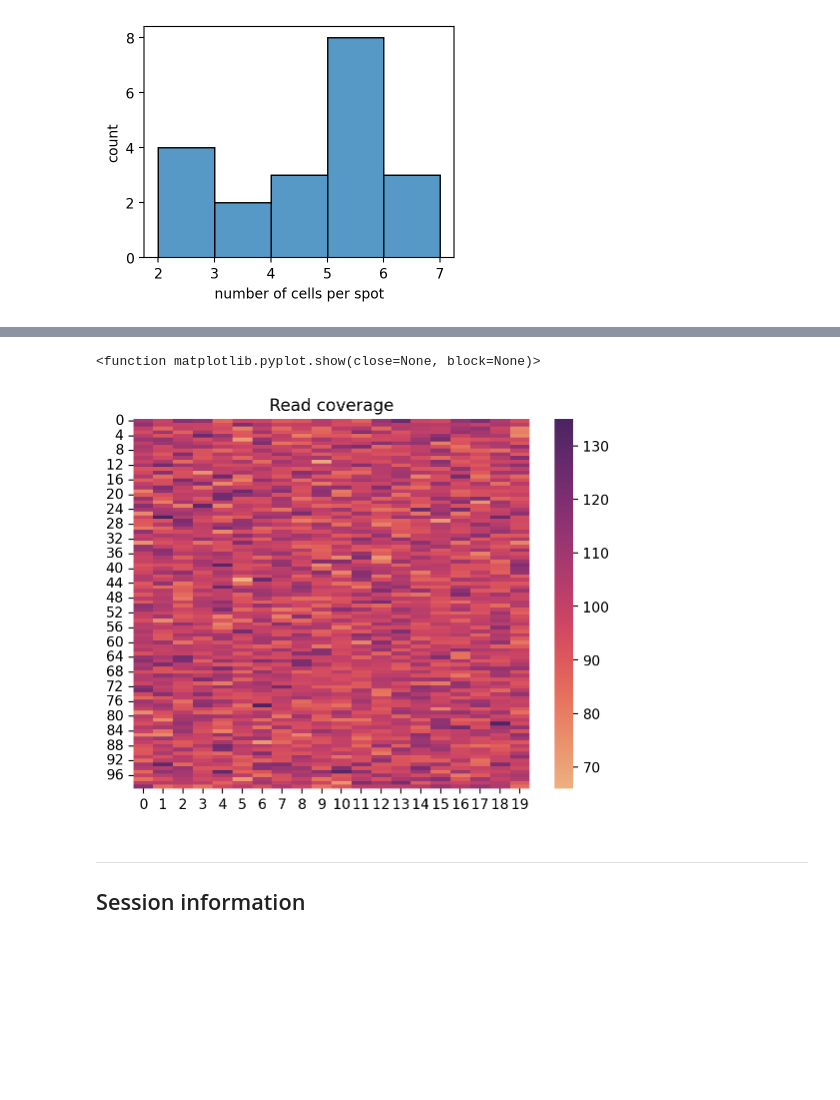
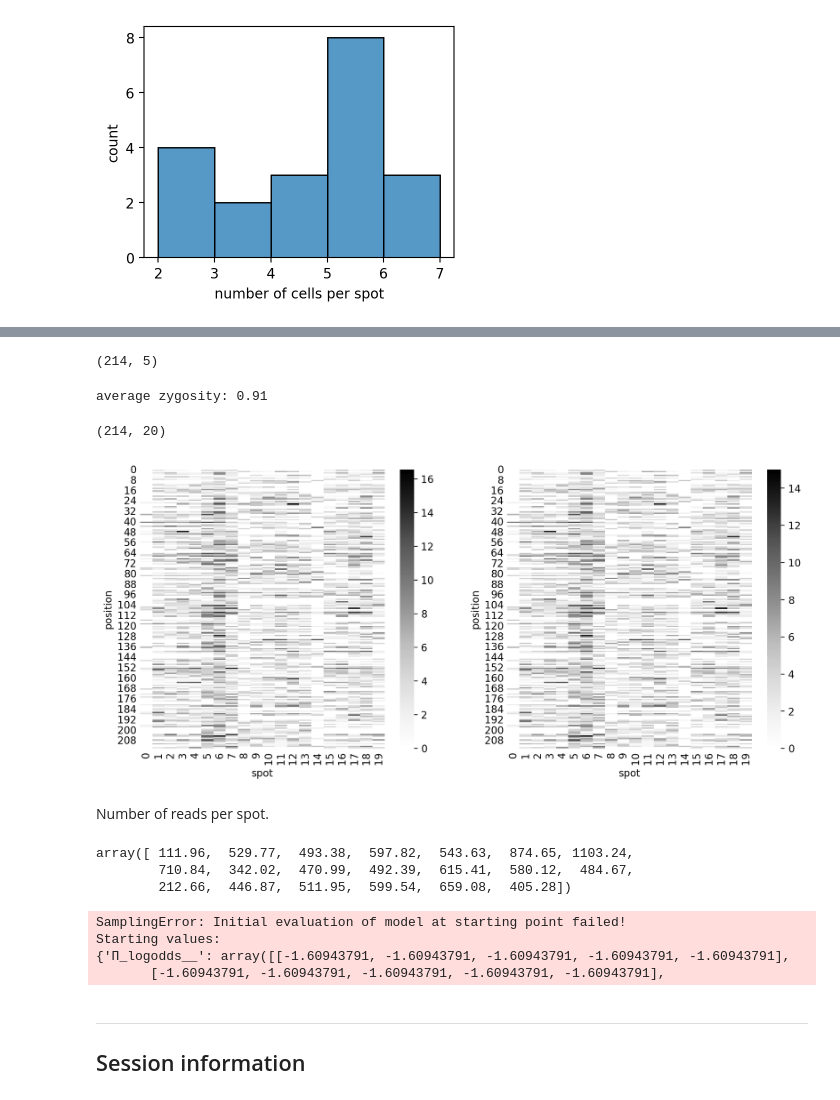
Before and after one commit to jhrcook/pymc-tumoroscope, a Jupyter notebook: tumoroscope.ipynb, the cells around one changed output, grey strips where cells are left out. Cells and saved outputs as stored; diff of their text form; code cells hidden in the pictures; blank space fills up the shorter version.

```diff
--- a/tumoroscope.ipynb
+++ b/tumoroscope.ipynb
@@ -258,25 +326,77 @@ Text(50.722222222222214, 0.5, 'clone')
+# %%
+clone_mutations.shape
+# %% [output]
+(214, 5)
+# %%
+# Randomly assign read coverage per position per spot with min of 2 reads.
+# read_coverage = np.random.poisson(10, size=(n_positions, N_SPOTS)) + 2
+
+# Randomly assign zygosity per position for each clone.
+zygosity = np.random.beta(10, 1, size=(n_positions, N_CLONES))
+print(f"average zygosity: {zygosity.mean():0.2f}")
+
+# For each cell in each spot, sample some number of reads for each position.
+# Builds the matrix A for number of alternate reads per position and spot.
+# alt_read_counts = (clone_mutations * zygosity).dot(clone_proportions.T) * read_coverage
+alt_read_counts = np.zeros((n_positions, N_SPOTS, N_CLONES))
+tot_read_counts = np.zeros((n_positions, N_SPOTS, N_CLONES))
+for _, row in cell_labels.iterrows():
+    alt_reads = (
+        np.random.poisson(3, size=n_positions) * clone_mutations[:, row["clone"]]
+    )
+    alt_read_counts[:, row["spot"], row["clone"]] = alt_reads
+    tot_reads = alt_reads + (1 - zygosity[:, row["clone"]]) * alt_reads
+    tot_read_counts[:, row["spot"], row["clone"]] = tot_reads
+
+alt_read_counts = alt_read_counts.sum(axis=2)
+tot_read_counts = tot_read_counts.sum(axis=2)
+alt_read_counts.shape
+# %% [output]
+average zygosity: 0.91
+(214, 20)
 # %%
-ax = sns.heatmap(read_coverage, cmap="flare")
-ax.set_title("Read coverage")
-plt.show
+fig, axes = plt.subplots(ncols=2, figsize=(12, 5))
+sns.heatmap(tot_read_counts, cmap="Greys", ax=axes[0])
+ax.set_title("Total read counts")
+sns.heatmap(alt_read_counts, cmap="Greys", ax=axes[1])
+ax.set_title("Alternative read counts")
+
+for ax in axes:
+    ax.tick_params(size=0)
+    ax.set_xlabel("spot")
+    ax.set_ylabel("position")
+
+plt.show()
 # %% [output]
-<function matplotlib.pyplot.show(close=None, block=None)>
-[figure, old version]
+[figure, new version]
+# %% [markdown]
+Number of reads per spot.
+# %%
+tot_read_counts.sum(axis=0).round(2)
+# %% [output]
+array([ 111.96,  529.77,  493.38,  597.82,  543.63,  874.65, 1103.24,
+        710.84,  342.02,  470.99,  492.39,  615.41,  580.12,  484.67,
+        212.66,  446.87,  511.95,  599.54,  659.08,  405.28])
 # %%
 sim_data = TumoroscopeData(
-    K=num_clones,
-    S=num_spots,
-    P=num_positions,
+    K=N_CLONES,
+    S=N_SPOTS,
+    P=n_positions,
     F=F,
     Lambda=cell_counts,
     C=zygosity,
-    D_obs=read_coverage,
+    D_obs=tot_read_counts,
     A_obs=alt_read_counts,
-    zeta_s=num_clones,
+    zeta_s=N_CLONES,
 )
 
 with tumoroscope(mock_tumor_data):
     sim_trace = pm.sample(draws=500, tune=500, chains=2, cores=2, random_seed=10)
+# %% [output]
+SamplingError: Initial evaluation of model at starting point failed!
+Starting values:
+{'Π_logodds__': array([[-1.60943791, -1.60943791, -1.60943791, -1.60943791, -1.60943791],
+       [-1.60943791, -1.60943791, -1.60943791, -1.60943791, -1.60943791],
 # %% [markdown]
 ---
 
```
Also changed, not shown: parts of 15 cells of this notebook, 9 other files.
